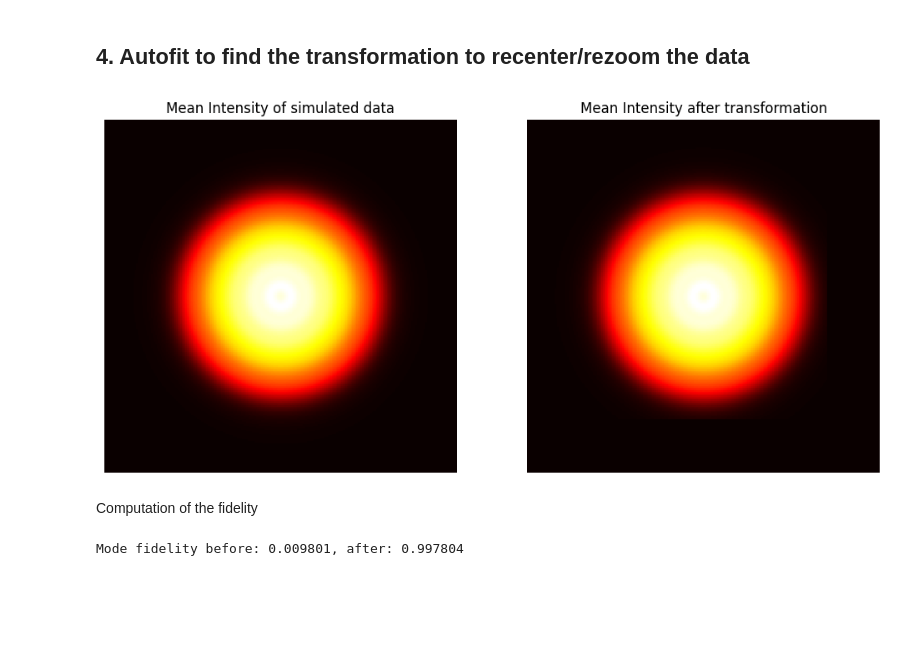
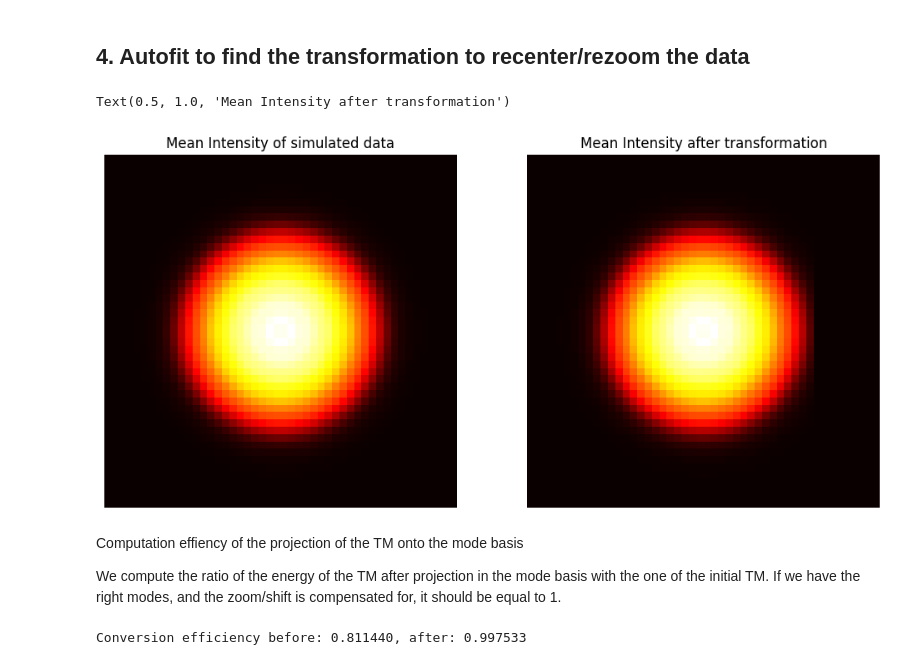
Before and after one commit to wavefrontshaping/pyMMF, a Jupyter notebook: docs/examples/Autofit.ipynb, the cells around one changed output. Drawn from its saved outputs; the diff is of its cells as text; code cells hidden in the pictures; blank space fills up the shorter version.

Commit message:
allow different resolution on the simulated mode basis compared to TM

```diff
--- a/docs/examples/Autofit.ipynb
+++ b/docs/examples/Autofit.ipynb
@@ -87,22 +87,24 @@ modes = solver.solve(solver='radial',
 # %%
 M0 = modes.getModeMatrix()
 
-af = autofit(modes)
+af = Autofit(modes)
+
+TM_mode_basis = modes.getPropagationMatrix(1e4) # propagation of 1 cm
+
+TM_0 = M0 @ TM_mode_basis @ M0.conj().T
 
 # Use explicit params (list)
-params = [1.15, (-3., 1.), (10., 5.)]
-M1 = af.transform(M0, params=params)
+params = [1.15, (2., 3.), (-4., 3.)]
+TM_misaligned = af.transform(TM_0, params=params)
 # %%
 N = modes.indexProfile.npoints
 M0 = modes.getModeMatrix()
 
-TM_mode_basis = modes.getPropagationMatrix(1e4) # propagation of 1 cm
-TM_0 = M0 @ TM_mode_basis @ M0.conj().T
 
 
-TM_misaligned = af.getTransformationMatrix(params=params, n_points=N)
-mean_I0 = np.mean(np.abs(M0)**2, axis=1).reshape((N, N))
-mean_I1 = np.mean(np.abs(M1)**2, axis=1).reshape((N, N))
+# compute average output intensity
+mean_I0 = np.mean(np.abs(TM_0)**2, axis=1).reshape((N, N))
+mean_I1 = np.mean(np.abs(TM_misaligned)**2, axis=1).reshape((N, N))
 
 plt.figure(figsize=(12,7))
 plt.subplot(1,2,1)
@@ -117,32 +121,35 @@ plt.show()
 # %% [markdown]
 ## 4. Autofit to find the transformation to recenter/rezoom the data
 # %%
+fit = Autofit(modes)
+fit.fit_to_data(mean_I1)
+TM_realigned = fit.transform(TM_misaligned)
 
 
-fit = autofit(modes)
-fit.fit_to_data(mean_I1)                            # stores params
-I_aligned = fit.transform(mean_I1)
+I_realigned = np.sum(np.abs(TM_realigned)**2, axis=1).reshape((N, N))
 
 
 plt.figure(figsize=(12,7))
 plt.subplot(1,2,1)
 plt.imshow(mean_I0, cmap='hot', interpolation='nearest')
 plt.axis('off')
 plt.title('Mean Intensity of simulated data')
 plt.subplot(1,2,2)
-plt.imshow(I_aligned, cmap='hot', interpolation='nearest')
+plt.imshow(I_realigned, cmap='hot', interpolation='nearest')
 plt.axis('off')
 plt.title('Mean Intensity after transformation')
-
-M1_aligned = fit.transform(M1)
 # %% [output]
+Text(0.5, 1.0, 'Mean Intensity after transformation')
-[figure, old version]
+[figure, new version]
 # %% [markdown]
-Computation of the fidelity
+Computation effiency of the projection of the TM onto the mode basis
+
+We compute the ratio of the energy of the TM after projection in the mode basis with the one of the initial TM.
+If we have the right modes, and the zoom/shift is compensated for, it should be equal to 1.
 # %%
-fidelity_before = np.real(np.trace(M0.conj().T @ M1) / np.sqrt(np.trace(M0.conj().T @ M0) * np.trace(M1.conj().T @ M1)))
-fidelity_after = np.real(np.trace(M0.conj().T @ M1_aligned) / np.sqrt(np.trace(M0.conj().T @ M0) * np.trace(M1_aligned.conj().T @ M1_aligned)))
+conversion_efficiency_before =  np.linalg.norm(M0.conj().T @ TM_misaligned @ M0)/np.linalg.norm(TM_misaligned)
+conversion_efficiency_after =  np.linalg.norm(M0.conj().T @ TM_realigned @ M0)/np.linalg.norm(TM_realigned)
 
-print(f"Mode fidelity before: {fidelity_before:.6f}, after: {fidelity_after:.6f}")
+print(f"Conversion efficiency before: {conversion_efficiency_before:.6f}, after: {conversion_efficiency_after:.6f}")
 # %% [output]
-Mode fidelity before: 0.009801, after: 0.997804
+Conversion efficiency before: 0.811440, after: 0.997533
```
Also changed, not shown: parts of 4 cells of this notebook, 1 other file.
